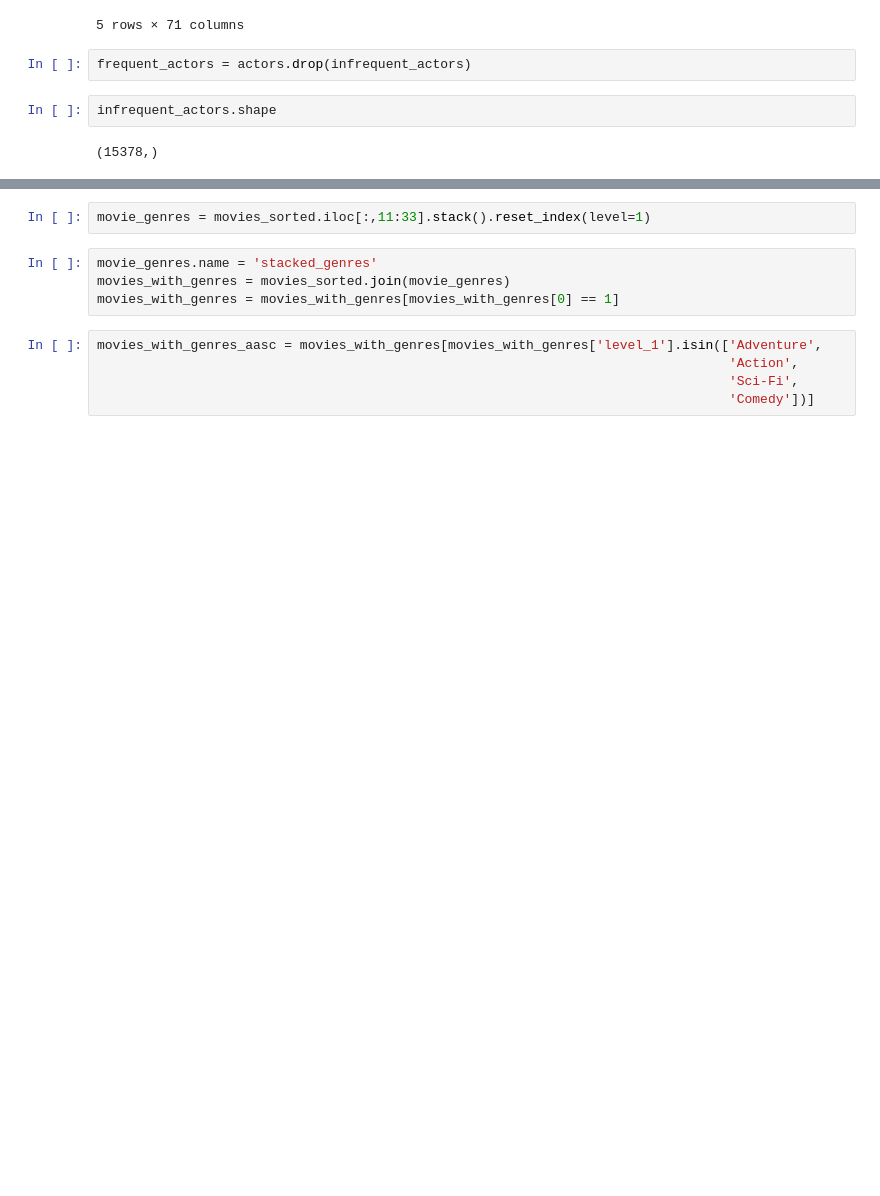
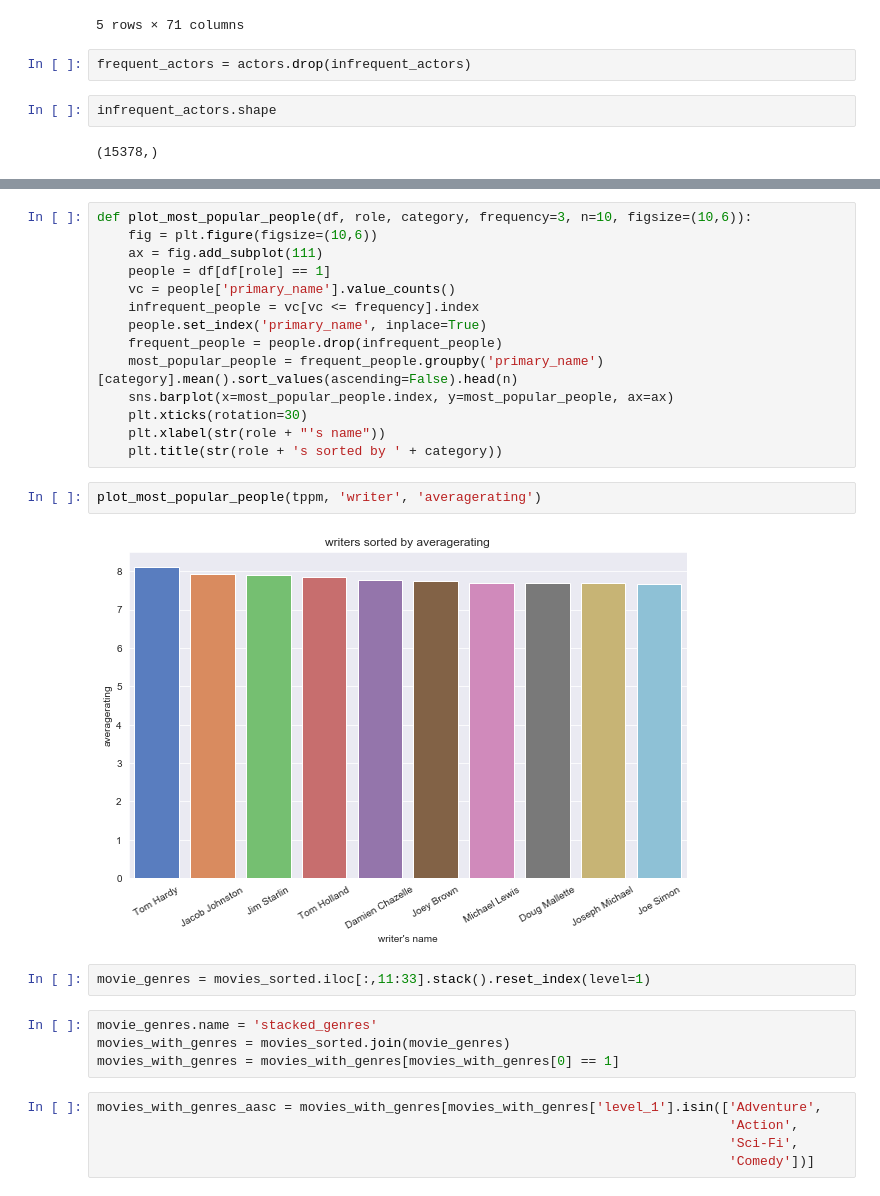
Before and after one commit to aschams/FlatironProject1, a Jupyter notebook: ASchams_notebook.ipynb, the cells around one changed output, grey strips where cells are left out. Drawn from its saved outputs; the diff is of its cells as text; blank space fills up the shorter version.

```diff
--- a/ASchams_notebook.ipynb
+++ b/ASchams_notebook.ipynb
@@ -452,6 +471,24 @@ Doug Mallette     1.217975e+09
 Adam Davis        1.100500e+09
 Tom Holland       1.065525e+09
 Name: total_gross, dtype: float64
+# %%
+def plot_most_popular_people(df, role, category, frequency=3, n=10, figsize=(10,6)):
+    fig = plt.figure(figsize=(10,6))
+    ax = fig.add_subplot(111)
+    people = df[df[role] == 1]
+    vc = people['primary_name'].value_counts()
+    infrequent_people = vc[vc <= frequency].index
+    people.set_index('primary_name', inplace=True)
+    frequent_people = people.drop(infrequent_people)
+    most_popular_people = frequent_people.groupby('primary_name')[category].mean().sort_values(ascending=False).head(n)
+    sns.barplot(x=most_popular_people.index, y=most_popular_people, ax=ax)
+    plt.xticks(rotation=30)
+    plt.xlabel(str(role + "'s name"))
+    plt.title(str(role + 's sorted by ' + category))
+# %%
+plot_most_popular_people(tppm, 'writer', 'averagerating')
+# %% [output]
+[figure, added]
 # %%
 movie_genres = movies_sorted.iloc[:,11:33].stack().reset_index(level=1)
 # %%
```
Also changed, not shown: parts of 7 cells of this notebook.
